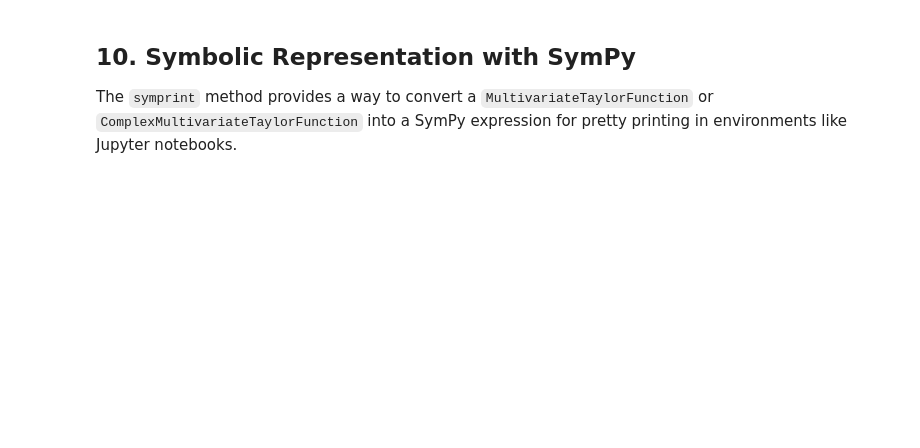
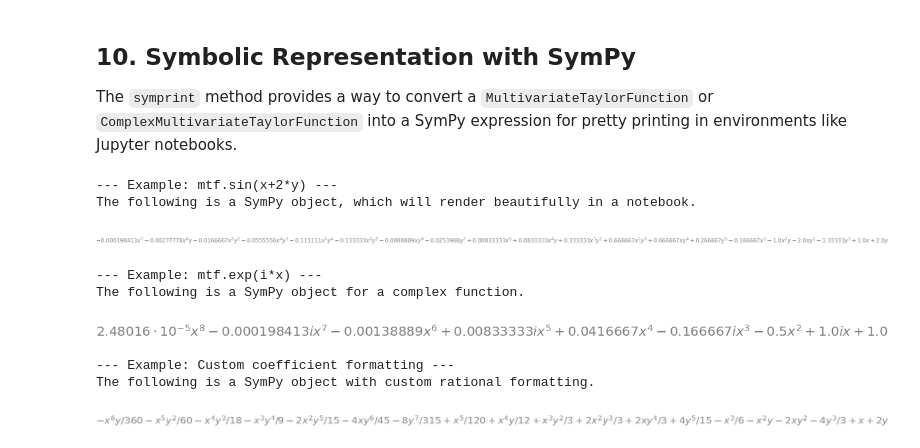
Before and after one commit to shashi-manikonda/MTFLibrary, a Jupyter notebook: demos/mtflib_beginner_demo.ipynb, the cells around one changed output. Saved outputs shown, nothing was run; the diff lists cells and outputs as text; code cells hidden in the pictures; blank space fills up the shorter version.

```diff
--- a/demos/mtflib_beginner_demo.ipynb
+++ b/demos/mtflib_beginner_demo.ipynb
@@ -532,40 +532,50 @@ try:
 
     # --- Example with MultivariateTaylorFunction ---
     print("--- Example: mtf.sin(x+2*y) ---")
-    x = mtf.var(1)\n
-    y = mtf.var(2)\n
+    x = mtf.var(1)
+    y = mtf.var(2)
     mtf_sin = mtf.sin(x + 2*y)
     sympy_sin_expr = mtf_sin.symprint()
     print("The following is a SymPy object, which will render beautifully in a notebook.")
     display(sympy_sin_expr)
 
     # --- Example with ComplexMultivariateTaylorFunction ---
     print("--- Example: mtf.exp(i*x) ---")
     i = 1j
     from mtflib import ComplexMultivariateTaylorFunction
     x_complex = ComplexMultivariateTaylorFunction.from_variable(var_index=1, dimension=1)
     mtf_complex_exp = mtf.exp(i * x_complex)
     sympy_complex_expr = mtf_complex_exp.symprint(symbols=['x'])
     print("The following is a SymPy object for a complex function.")
     display(sympy_complex_expr)
 
     # --- Example with custom coefficient formatting ---
     print("--- Example: Custom coefficient formatting ---")
     def custom_formatter(c, p):
         # A simple rational formatter
         if np.iscomplexobj(c):
             return sp.Rational(c.real).limit_denominator(10**p) + sp.I * sp.Rational(c.imag).limit_denominator(10**p)
         else:
             return sp.Rational(c).limit_denominator(10**p)
 
     # Re-initialize for the 2D mtf_sin
-    x = mtf.var(1)\n
-    y = mtf.var(2)\n
+    x = mtf.var(1)
+    y = mtf.var(2)
     mtf_sin = mtf.sin(x+2*y)
 
     sympy_custom_format_expr = mtf_sin.symprint(precision=3, coeff_formatter=custom_formatter)
     print("The following is a SymPy object with custom rational formatting.")
     display(sympy_custom_format_expr)
 
 except ImportError:
     print("SymPy is not installed. Please install it to run this demo cell.")
+# %% [output]
+--- Example: mtf.sin(x+2*y) ---
+The following is a SymPy object, which will render beautifully in a notebook.
+[figure, added]
+--- Example: mtf.exp(i*x) ---
+The following is a SymPy object for a complex function.
+[figure, added]
+--- Example: Custom coefficient formatting ---
+The following is a SymPy object with custom rational formatting.
+[figure, added]
```
Also changed, not shown: parts of 2 cells of this notebook, 4 other files.
